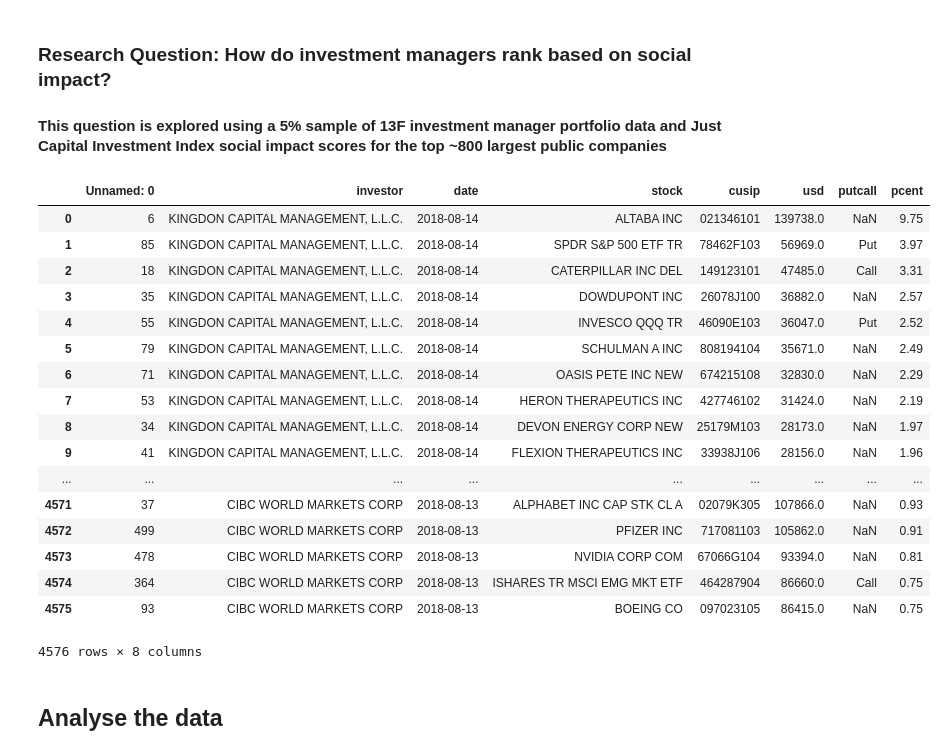
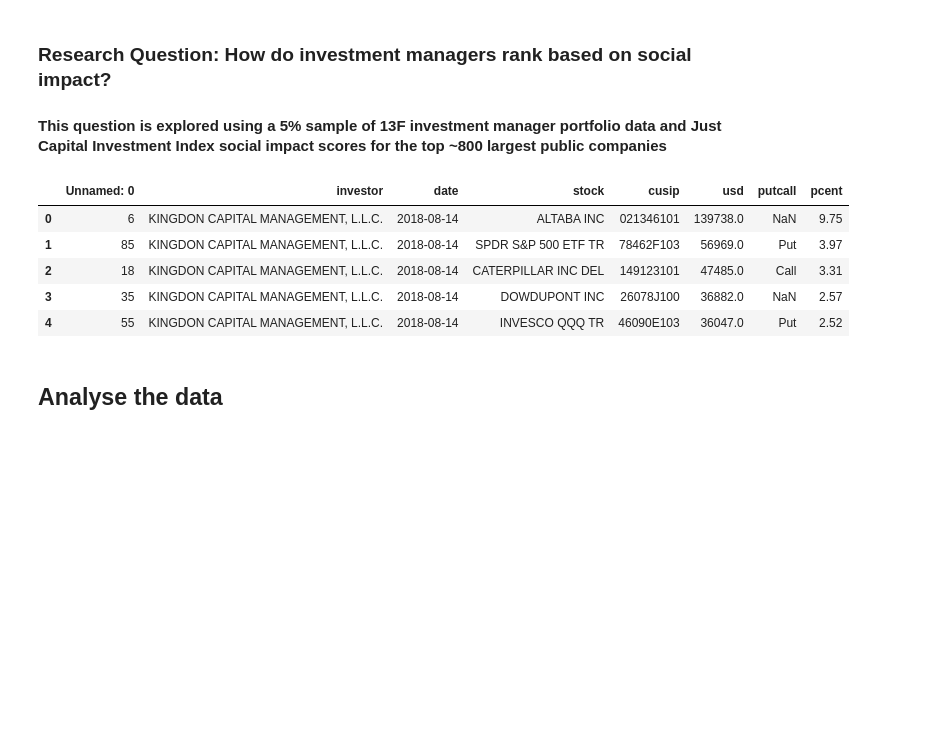
Before and after one commit to dcleres/investing_for_social_good, a Jupyter notebook: milestone_2_notebook.ipynb, the cells around one changed output. Cells and saved outputs as stored; diff of their text form; code cells hidden in the pictures; blank space fills up the shorter version.

```diff
--- a/milestone_2_notebook.ipynb
+++ b/milestone_2_notebook.ipynb
@@ -29,26 +29,14 @@ def remove_outlier(df):
 # %%
 ## load investment data
 sec13f_sample_df = pd.read_csv(data_folder + "test_results.csv")
-sec13f_sample_df
+sec13f_sample_df.head()
 # %% [output]
 |  | Unnamed: 0 | investor | date | stock | cusip | usd | putcall | pcent |
 | 0 | 6 | KINGDON CAPITAL MANAGEMENT, L.L.C. | 2018-08-14 | ALTABA INC | 021346101 | 139738.0 | NaN | 9.75 |
 | 1 | 85 | KINGDON CAPITAL MANAGEMENT, L.L.C. | 2018-08-14 | SPDR S&P 500 ETF TR | 78462F103 | 56969.0 | Put | 3.97 |
 | 2 | 18 | KINGDON CAPITAL MANAGEMENT, L.L.C. | 2018-08-14 | CATERPILLAR INC DEL | 149123101 | 47485.0 | Call | 3.31 |
 | 3 | 35 | KINGDON CAPITAL MANAGEMENT, L.L.C. | 2018-08-14 | DOWDUPONT INC | 26078J100 | 36882.0 | NaN | 2.57 |
 | 4 | 55 | KINGDON CAPITAL MANAGEMENT, L.L.C. | 2018-08-14 | INVESCO QQQ TR | 46090E103 | 36047.0 | Put | 2.52 |
-| 5 | 79 | KINGDON CAPITAL MANAGEMENT, L.L.C. | 2018-08-14 | SCHULMAN A INC | 808194104 | 35671.0 | NaN | 2.49 |
-| 6 | 71 | KINGDON CAPITAL MANAGEMENT, L.L.C. | 2018-08-14 | OASIS PETE INC NEW | 674215108 | 32830.0 | NaN | 2.29 |
-| 7 | 53 | KINGDON CAPITAL MANAGEMENT, L.L.C. | 2018-08-14 | HERON THERAPEUTICS INC | 427746102 | 31424.0 | NaN | 2.19 |
-| 8 | 34 | KINGDON CAPITAL MANAGEMENT, L.L.C. | 2018-08-14 | DEVON ENERGY CORP NEW | 25179M103 | 28173.0 | NaN | 1.97 |
-| 9 | 41 | KINGDON CAPITAL MANAGEMENT, L.L.C. | 2018-08-14 | FLEXION THERAPEUTICS INC | 33938J106 | 28156.0 | NaN | 1.96 |
-| ... | ... | ... | ... | ... | ... | ... | ... | ... |
-| 4571 | 37 | CIBC WORLD MARKETS CORP | 2018-08-13 | ALPHABET INC CAP STK CL A | 02079K305 | 107866.0 | NaN | 0.93 |
-| 4572 | 499 | CIBC WORLD MARKETS CORP | 2018-08-13 | PFIZER INC | 717081103 | 105862.0 | NaN | 0.91 |
-| 4573 | 478 | CIBC WORLD MARKETS CORP | 2018-08-13 | NVIDIA CORP COM | 67066G104 | 93394.0 | NaN | 0.81 |
-| 4574 | 364 | CIBC WORLD MARKETS CORP | 2018-08-13 | ISHARES TR MSCI EMG MKT ETF | 464287904 | 86660.0 | Call | 0.75 |
-| 4575 | 93 | CIBC WORLD MARKETS CORP | 2018-08-13 | BOEING CO | 097023105 | 86415.0 | NaN | 0.75 |
-4576 rows × 8 columns
 # %% [markdown]
 ## Analyse the data
 # %%
```
Also changed, not shown: parts of 11 cells of this notebook.
